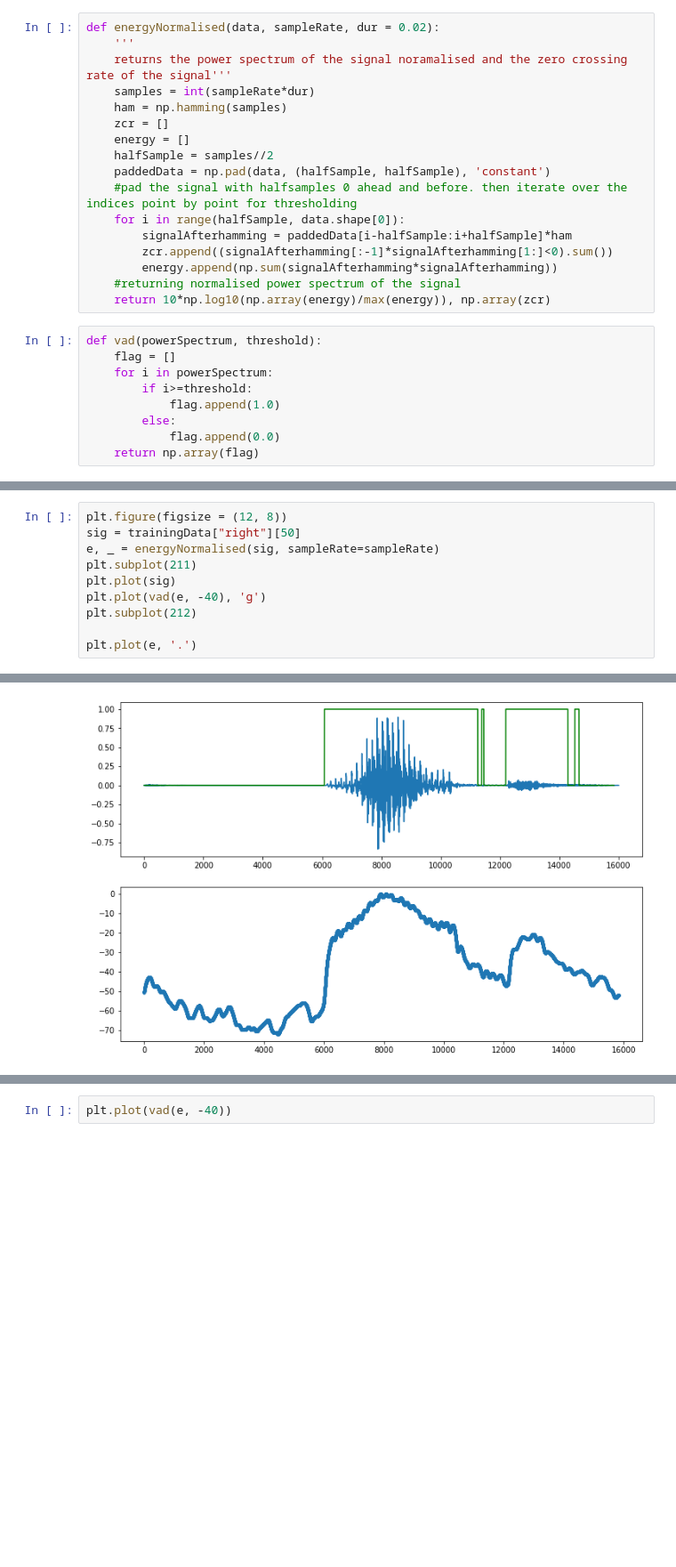
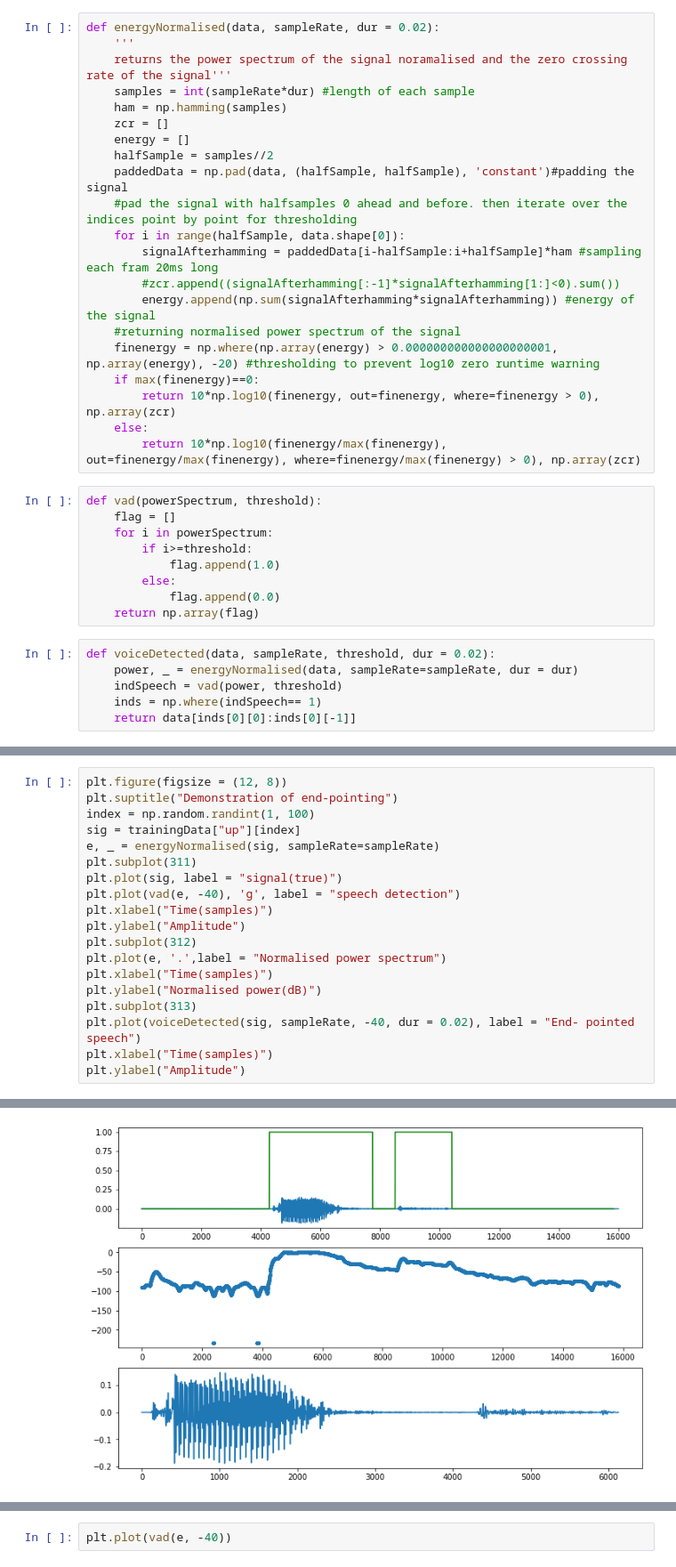
Before and after one commit to Rohit01-zoey/EE679, a Jupyter notebook: CompAssg3/Code.ipynb, the cells around one changed output, grey strips where cells are left out. Shown at 89% size. Drawn from its saved outputs; the diff is of its cells as text; blank space fills up the shorter version.

```diff
--- a/CompAssg3/Code.ipynb
+++ b/CompAssg3/Code.ipynb
@@ -151,19 +171,23 @@ plt.plot(10*np.log10(np.array(energy)/max(energy)), '.')
 def energyNormalised(data, sampleRate, dur = 0.02):
     '''
     returns the power spectrum of the signal noramalised and the zero crossing rate of the signal'''
-    samples = int(sampleRate*dur)
+    samples = int(sampleRate*dur) #length of each sample
     ham = np.hamming(samples)
     zcr = []
     energy = []
     halfSample = samples//2
-    paddedData = np.pad(data, (halfSample, halfSample), 'constant')
+    paddedData = np.pad(data, (halfSample, halfSample), 'constant')#padding the signal
     #pad the signal with halfsamples 0 ahead and before. then iterate over the indices point by point for thresholding
     for i in range(halfSample, data.shape[0]):
-        signalAfterhamming = paddedData[i-halfSample:i+halfSample]*ham
-        zcr.append((signalAfterhamming[:-1]*signalAfterhamming[1:]<0).sum())
-        energy.append(np.sum(signalAfterhamming*signalAfterhamming))
+        signalAfterhamming = paddedData[i-halfSample:i+halfSample]*ham #sampling each fram 20ms long
+        #zcr.append((signalAfterhamming[:-1]*signalAfterhamming[1:]<0).sum())
+        energy.append(np.sum(signalAfterhamming*signalAfterhamming)) #energy of the signal
     #returning normalised power spectrum of the signal
-    return 10*np.log10(np.array(energy)/max(energy)), np.array(zcr)
+    finenergy = np.where(np.array(energy) > 0.000000000000000000001, np.array(energy), -20) #thresholding to prevent log10 zero runtime warning
+    if max(finenergy)==0:
+        return 10*np.log10(finenergy, out=finenergy, where=finenergy > 0), np.array(zcr)
+    else:
+        return 10*np.log10(finenergy/max(finenergy), out=finenergy/max(finenergy), where=finenergy/max(finenergy) > 0), np.array(zcr)
 # %%
 def vad(powerSpectrum, threshold):
     flag = []
@@ -173,3 +197,9 @@ def vad(powerSpectrum, threshold):
         else:
             flag.append(0.0)
     return np.array(flag)
+# %%
+def voiceDetected(data, sampleRate, threshold, dur = 0.02):
+    power, _ = energyNormalised(data, sampleRate=sampleRate, dur = dur)
+    indSpeech = vad(power, threshold)
+    inds = np.where(indSpeech== 1)
+    return data[inds[0][0]:inds[0][-1]]
@@ -176,13 +210,22 @@ def vad(powerSpectrum, threshold):
 # %%
 plt.figure(figsize = (12, 8))
-sig = trainingData["right"][50]
+plt.suptitle("Demonstration of end-pointing")
+index = np.random.randint(1, 100)
+sig = trainingData["up"][index]
 e, _ = energyNormalised(sig, sampleRate=sampleRate)
-plt.subplot(211)
-plt.plot(sig)
-plt.plot(vad(e, -40), 'g')
-plt.subplot(212)
-
-plt.plot(e, '.')
+plt.subplot(311)
+plt.plot(sig, label = "signal(true)")
+plt.plot(vad(e, -40), 'g', label = "speech detection")
+plt.xlabel("Time(samples)")
+plt.ylabel("Amplitude")
+plt.subplot(312)
+plt.plot(e, '.',label = "Normalised power spectrum")
+plt.xlabel("Time(samples)")
+plt.ylabel("Normalised power(dB)")
+plt.subplot(313)
+plt.plot(voiceDetected(sig, sampleRate, -40, dur = 0.02), label = "End- pointed speech")
+plt.xlabel("Time(samples)")
+plt.ylabel("Amplitude")
 # %% [output]
 [<matplotlib.lines.Line2D at 0x...>]
-[figure, old version]
+[figure, new version]
```
Also changed, not shown: parts of 24 cells of this notebook.
